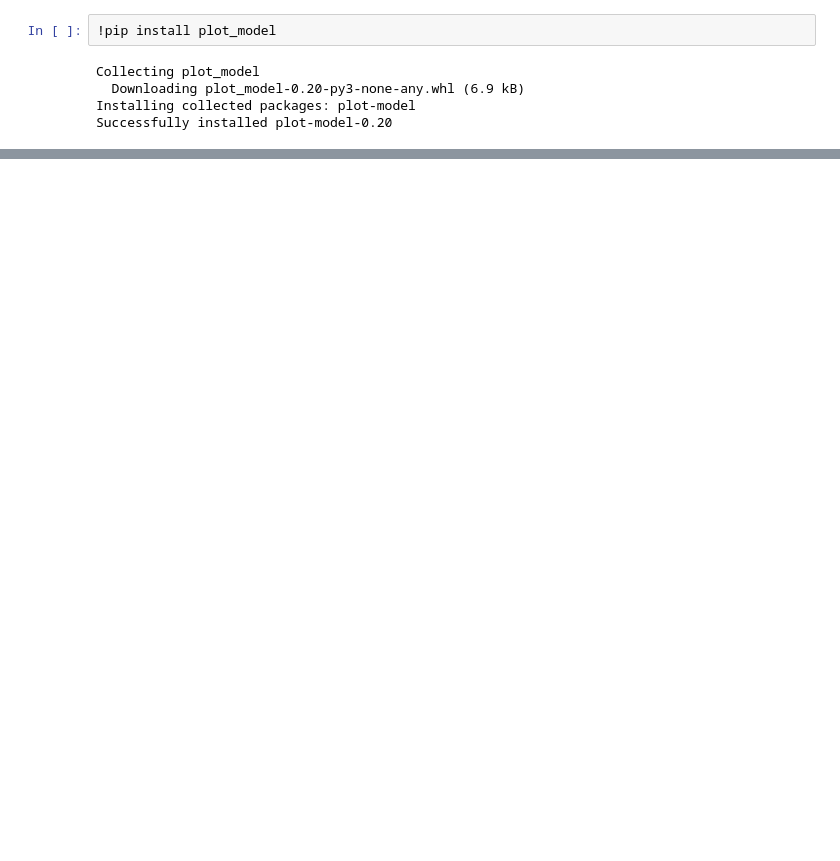
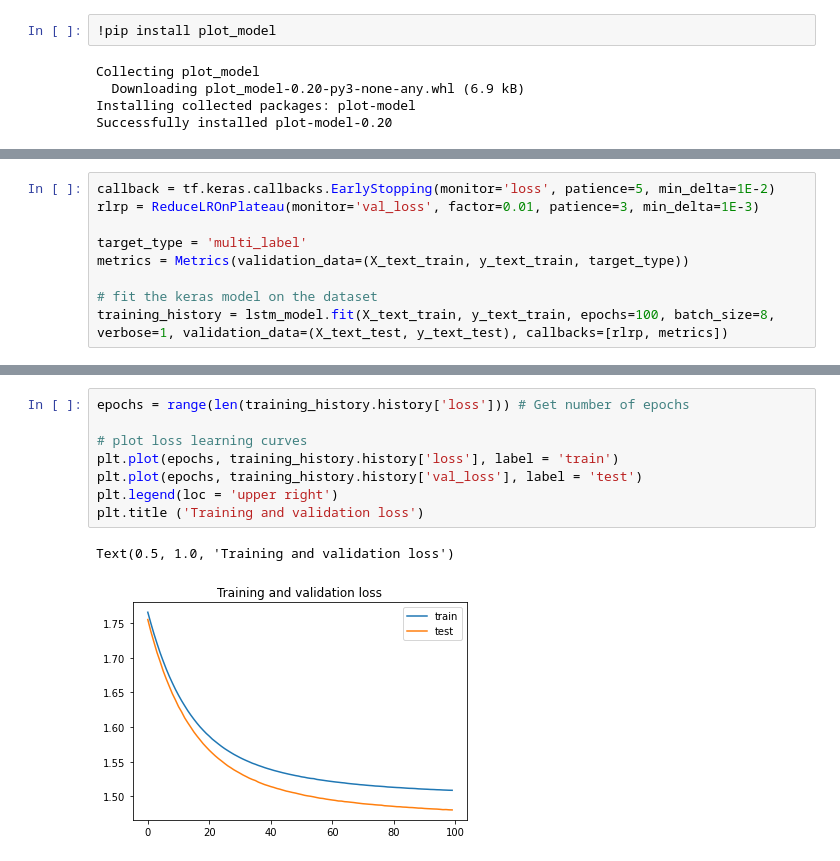
Before and after one commit to shyamsparrow/Jan-G4---NLP-Chatbot, a Jupyter notebook: Capstone_NLP_Chatbot_Jan_A_G4.ipynb, the cells around one changed output, grey strips where cells are left out. Drawn from its saved outputs; the diff is of its cells as text; blank space fills up the shorter version.

```diff
--- a/Capstone_NLP_Chatbot_Jan_A_G4.ipynb
+++ b/Capstone_NLP_Chatbot_Jan_A_G4.ipynb
@@ -712,0 +710,9 @@ show_layer_names=True, rankdir='TB', expand_nested=False, dpi=96)
+# %%
+callback = tf.keras.callbacks.EarlyStopping(monitor='loss', patience=5, min_delta=1E-2)
+rlrp = ReduceLROnPlateau(monitor='val_loss', factor=0.01, patience=3, min_delta=1E-3)
+
+target_type = 'multi_label'
+metrics = Metrics(validation_data=(X_text_train, y_text_train, target_type))
+
+# fit the keras model on the dataset
+training_history = lstm_model.fit(X_text_train, y_text_train, epochs=100, batch_size=8, verbose=1, validation_data=(X_text_test, y_text_test), callbacks=[rlrp, metrics])
@@ -712,0 +758,11 @@ show_layer_names=True, rankdir='TB', expand_nested=False, dpi=96)
+# %%
+epochs = range(len(training_history.history['loss'])) # Get number of epochs
+
+# plot loss learning curves
+plt.plot(epochs, training_history.history['loss'], label = 'train')
+plt.plot(epochs, training_history.history['val_loss'], label = 'test')
+plt.legend(loc = 'upper right')
+plt.title ('Training and validation loss')
+# %% [output]
+Text(0.5, 1.0, 'Training and validation loss')
+[figure, added]
```
Also changed, not shown: parts of 9 cells of this notebook.
